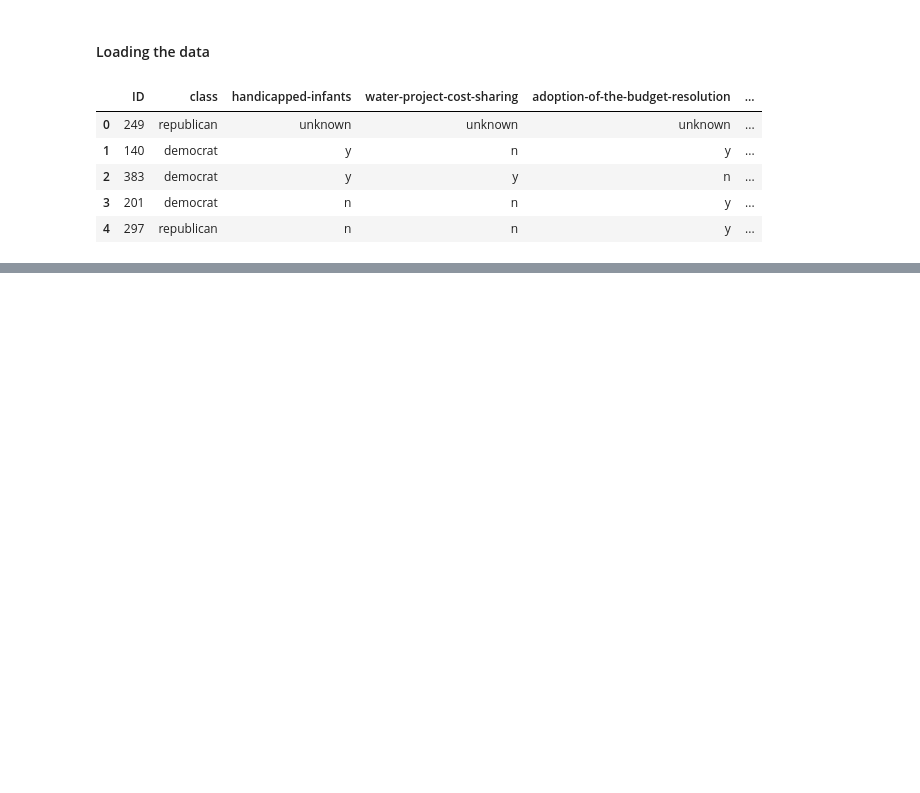
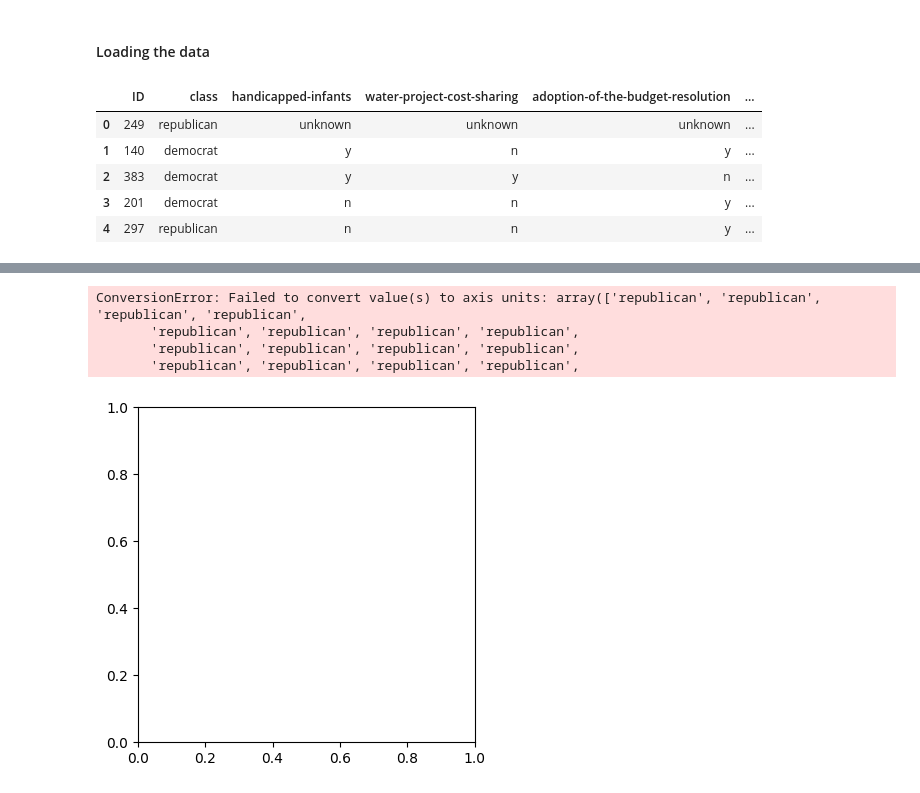
Before and after one commit to nadiaverdha/MachineLearningEx1, a Jupyter notebook: Ex1_kaggle_small.ipynb, the cells around one changed output, grey strips where cells are left out. Cells and saved outputs as stored; diff of their text form; code cells hidden in the pictures; blank space fills up the shorter version.

```diff
--- a/Ex1_kaggle_small.ipynb
+++ b/Ex1_kaggle_small.ipynb
@@ -35,0 +153,18 @@ df_congress.head(5)
+# %%
+# Histograms for each class
+plt.figure(figsize=(20,20))
+for i in range(0, 15):
+    plt.subplot(4, 4, i+1)
+    plt.hist(df_congress[df_congress['class']=='republican'], bins=10, label="republican",color = 'navy')
+    plt.hist(df_congress[df_congress['class']=='democrat'], bins=10, label="democrat",color = 'lightcoral')
+    plt.xlabel("attribute " + str(i+1) + ": " + str(categorical_columns[i]))
+    plt.xticks(rotation=90)
+    plt.legend()
+plt.suptitle("Overlapping histograms of the attributes' values for 2 classes", fontsize=20)
+plt.show()
+# %% [output]
+ConversionError: Failed to convert value(s) to axis units: array(['republican', 'republican', 'republican', 'republican',
+       'republican', 'republican', 'republican', 'republican',
+       'republican', 'republican', 'republican', 'republican',
+       'republican', 'republican', 'republican', 'republican',
+[figure, added]
```
Also changed, not shown: parts of 48 cells of this notebook.
